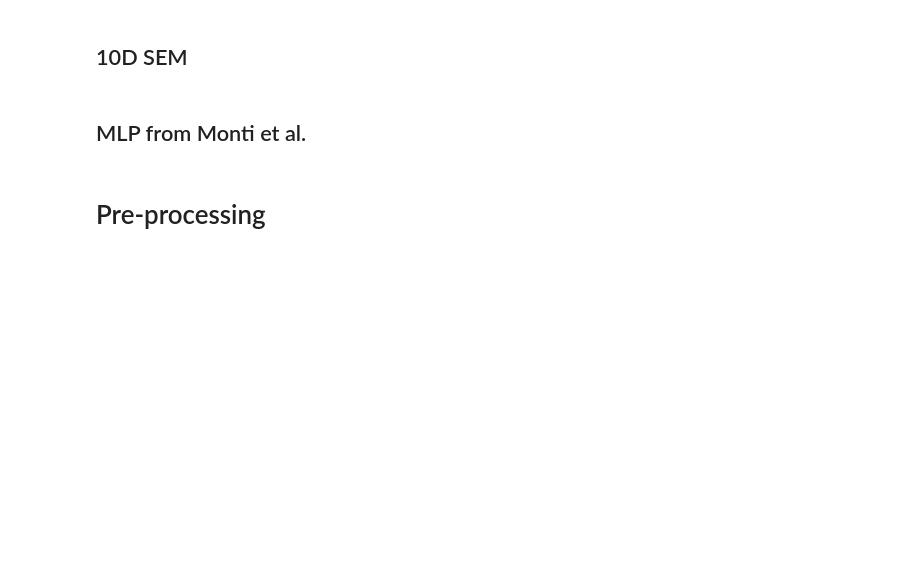
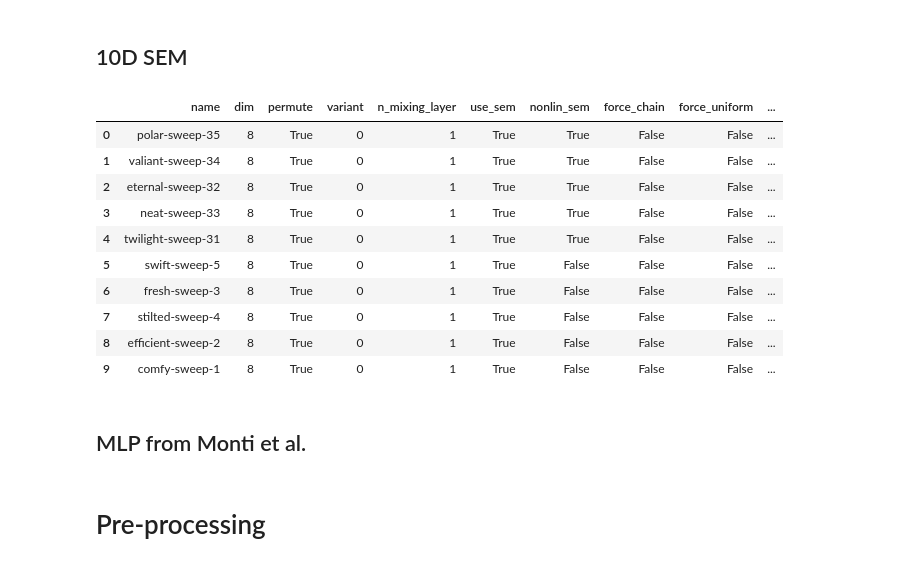
Before and after one commit to rpatrik96/nl-causal-representations, a Jupyter notebook: notebooks/synth_plots.ipynb, the cells around one changed output. Cells and saved outputs as stored; diff of their text form; code cells hidden in the pictures; blank space fills up the shorter version.

```diff
--- a/notebooks/synth_plots.ipynb
+++ b/notebooks/synth_plots.ipynb
@@ -82,6 +84,20 @@ SWEEP_ID = "nefpmthj"
 sweep = api.sweep(f"{ENTITY}/{PROJECT}/{SWEEP_ID}")
 filename = f"sem_10d_sweep_{SWEEP_ID}"
 df10d, (true_unmix_jacobians10d, est_unmix_jacobians10d, permute_indices10d) = sweep2df(sweep.runs, filename, save=True, load=False)
+# %%
+df10d
+# %% [output]
+|  | name | dim | permute | variant | n_mixing_layer | use_sem | nonlin_sem | force_chain | force_uniform | ... |
+| 0 | polar-sweep-35 | 8 | True | 0 | 1 | True | True | False | False | ... |
+| 1 | valiant-sweep-34 | 8 | True | 0 | 1 | True | True | False | False | ... |
+| 2 | eternal-sweep-32 | 8 | True | 0 | 1 | True | True | False | False | ... |
+| 3 | neat-sweep-33 | 8 | True | 0 | 1 | True | True | False | False | ... |
+| 4 | twilight-sweep-31 | 8 | True | 0 | 1 | True | True | False | False | ... |
+| 5 | swift-sweep-5 | 8 | True | 0 | 1 | True | False | False | False | ... |
+| 6 | fresh-sweep-3 | 8 | True | 0 | 1 | True | False | False | False | ... |
+| 7 | stilted-sweep-4 | 8 | True | 0 | 1 | True | False | False | False | ... |
+| 8 | efficient-sweep-2 | 8 | True | 0 | 1 | True | False | False | False | ... |
+| 9 | comfy-sweep-1 | 8 | True | 0 | 1 | True | False | False | False | ... |
 # %% [markdown]
 ## MLP from Monti et al.
 # %%
```
Also changed, not shown: parts of 9 cells of this notebook.
